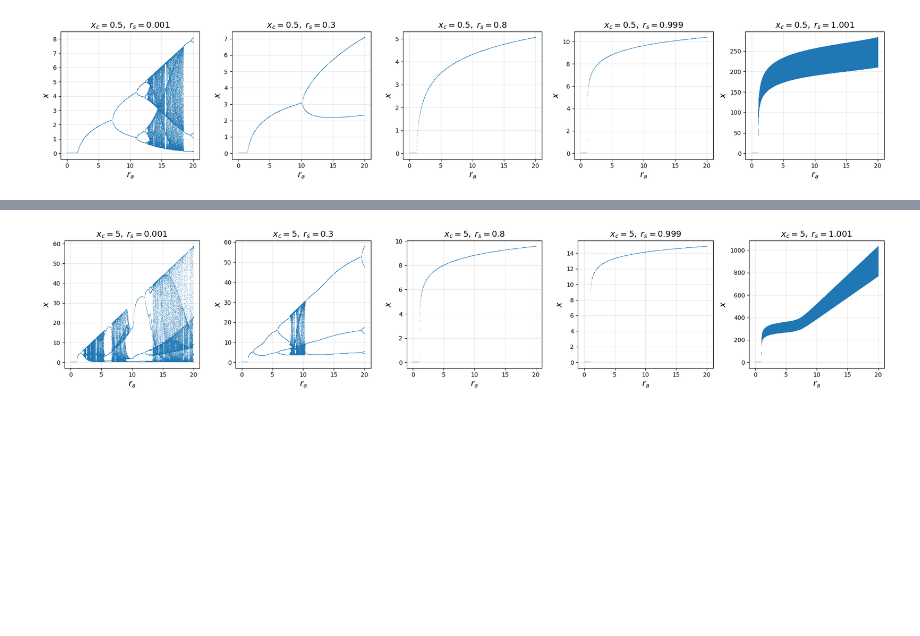
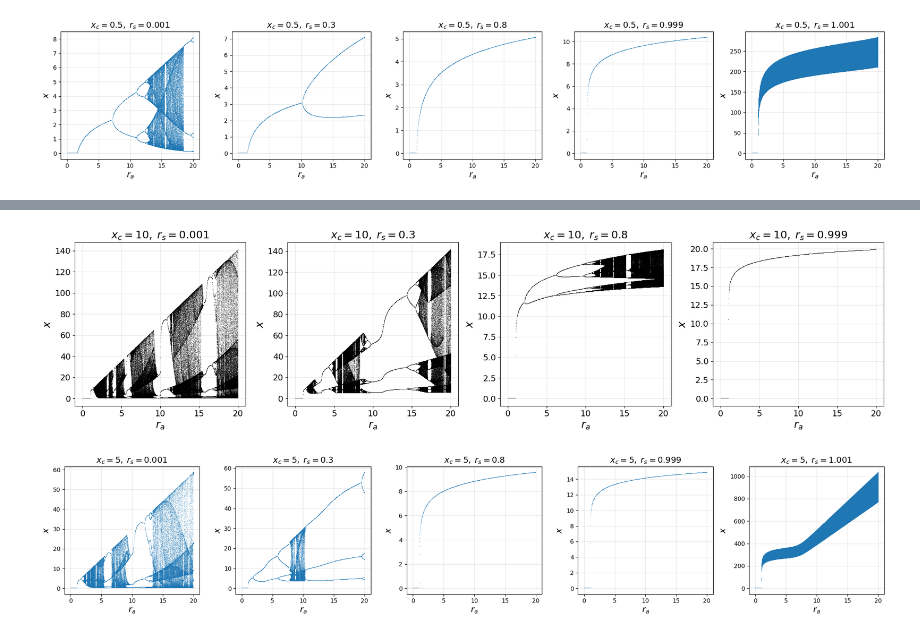
Before and after one commit to yobysheva/kursovaya, a Jupyter notebook: modify_no_m.ipynb, the cells around one changed output, grey strips where cells are left out. Drawn from its saved outputs; the diff is of its cells as text; code cells hidden in the pictures; blank space fills up the shorter version.

```diff
--- a/modify_no_m.ipynb
+++ b/modify_no_m.ipynb
@@ -1034,3 +984,27 @@ plt.show()
+# %%
+fig, axes = plt.subplots(1, 4, figsize=(20, 5))
+
+xc = 10
+rs = [0.001, 0.3, 0.8, 0.999]
+ra_min, ra_max = 0.001, 20.0
+
+for ax, r_s in zip(axes, rs):
+    bifurcation_ra(
+        ax=ax,
+        x_c=xc,
+        r_s=r_s,
+        r_a_min=ra_min,
+        r_a_max=ra_max,
+        x0=2.0,
+        n_transient=3000,
+        n_plot=600,
+        n_r=1500
+    )
+
+plt.tight_layout()
+plt.show()
+# %% [output]
+[figure, added]
 # %%
 fig, axes = plt.subplots(1, 5, figsize=(20, 4))
 
```
Also changed, not shown: parts of 13 cells of this notebook, 2 other files.
